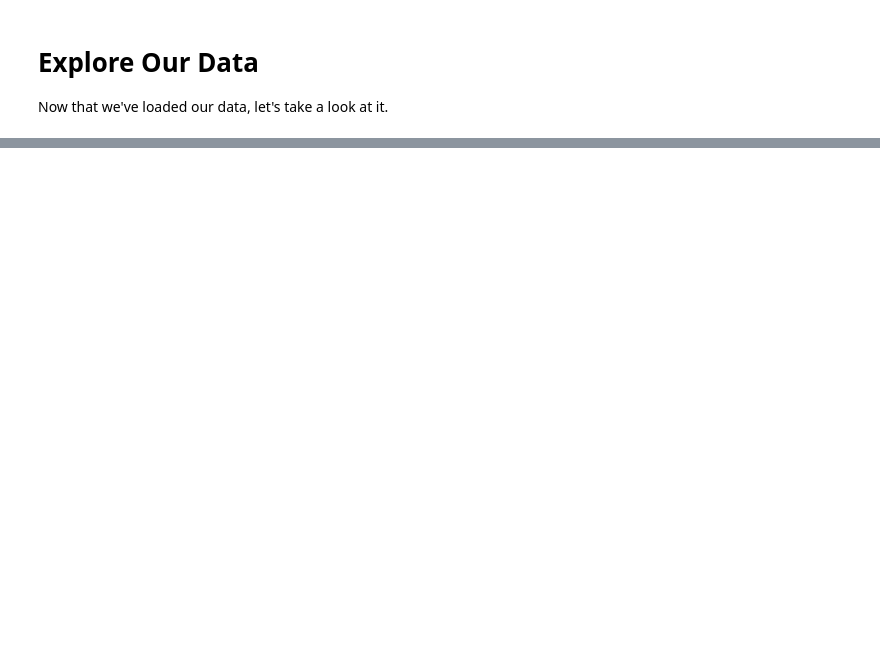
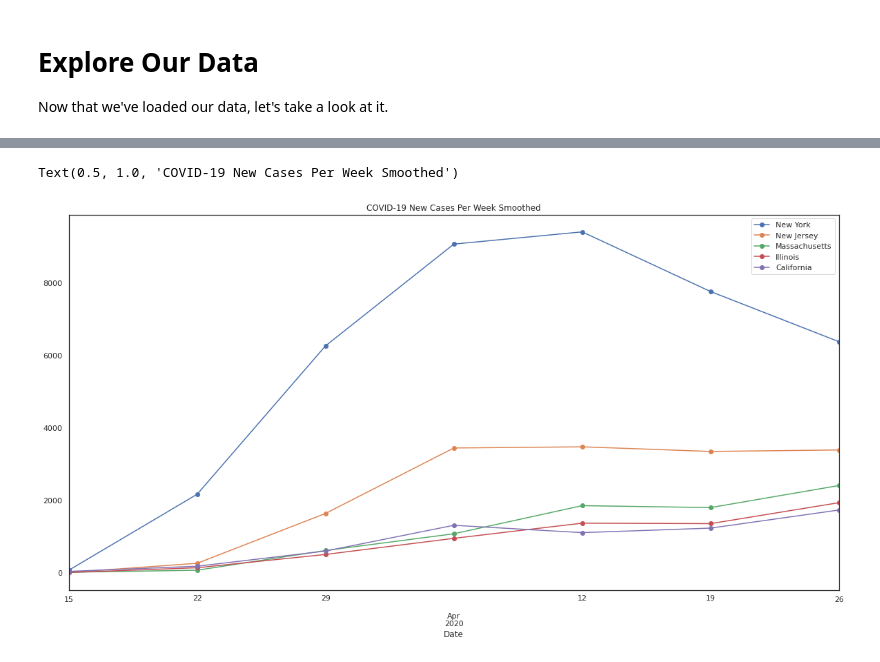
Before and after one commit to stephenfrein/py_packages_data_analysis, a Jupyter notebook: python_packages_data_analysis.ipynb, the cells around one changed output, grey strips where cells are left out. Saved outputs shown, nothing was run; the diff lists cells and outputs as text; code cells hidden in the pictures; blank space fills up the shorter version.

```diff
--- a/python_packages_data_analysis.ipynb
+++ b/python_packages_data_analysis.ipynb
@@ -64,0 +382,9 @@ covid_df.describe(include="all")
+# %%
+weekly_changes = pd.DataFrame()
+weekly_changes['New York'] = hard_hit_diffs_pivot['New York'].resample('W').mean()
+weekly_changes['New Jersey'] = hard_hit_diffs_pivot['New Jersey'].resample('W').mean()
+weekly_changes['Massachusetts'] = hard_hit_diffs_pivot['Massachusetts'].resample('W').mean()
+weekly_changes['Illinois'] = hard_hit_diffs_pivot['Illinois'].resample('W').mean()
+weekly_changes['California'] = hard_hit_diffs_pivot['California'].resample('W').mean()
+weekly_changes = weekly_changes.truncate(before='2020-01-01', after='2020-04-26')
+weekly_changes.tail()
@@ -64,0 +399,7 @@ covid_df.describe(include="all")
+# %%
+hard_hit_diffs_smooth_plot = weekly_changes.plot(marker="o")
+hard_hit_diffs_smooth_plot.set_xlim(pd.Timestamp('2020-03-15'), pd.Timestamp('2020-04-26'))
+hard_hit_diffs_smooth_plot.set_title("COVID-19 New Cases Per Week Smoothed")
+# %% [output]
+Text(0.5, 1.0, 'COVID-19 New Cases Per Week Smoothed')
+[figure, added]
```
Also changed, not shown: parts of 41 cells of this notebook.
